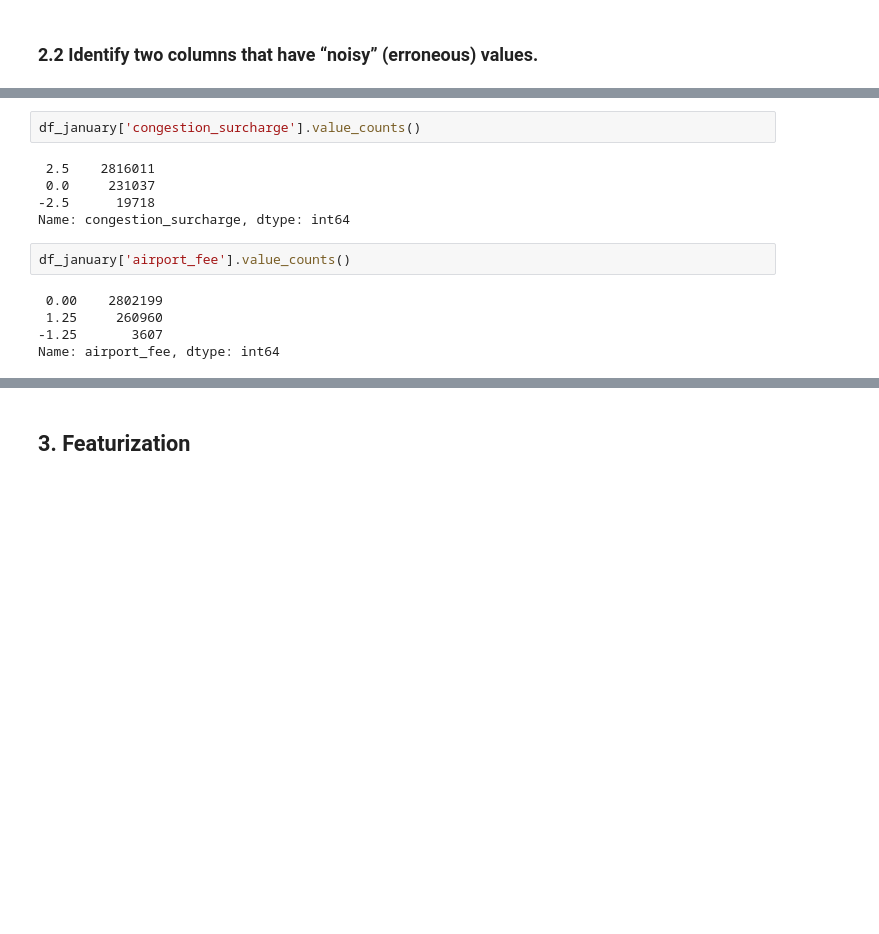
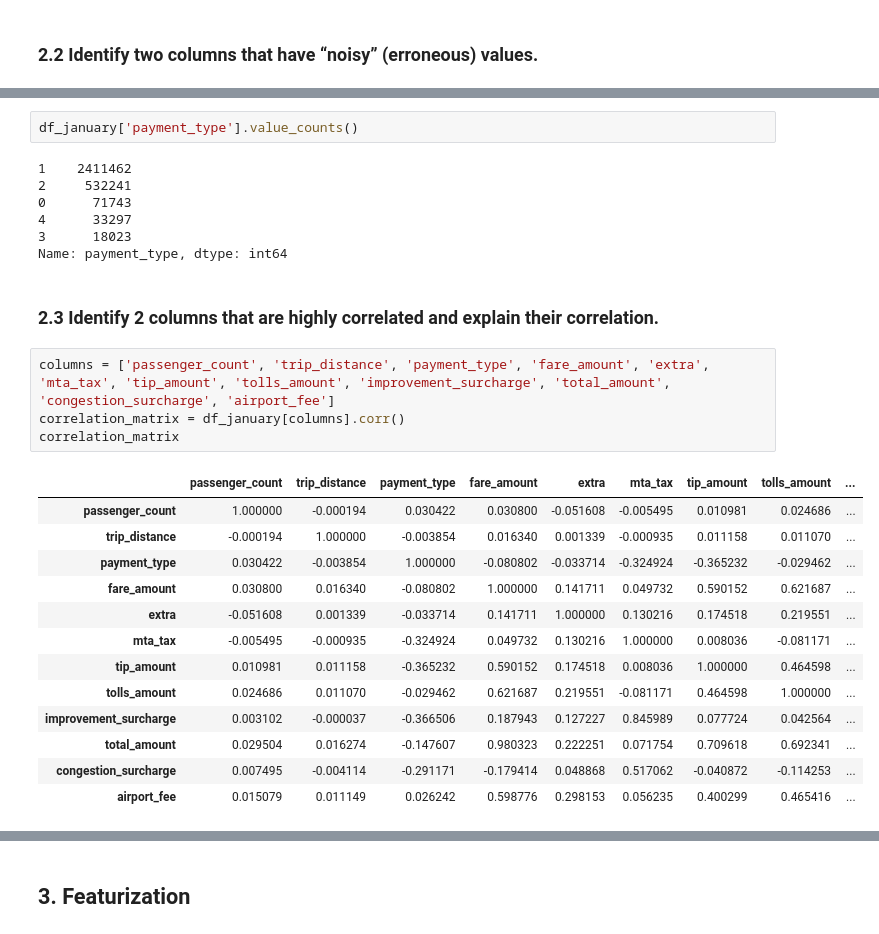
Before and after one commit to melbreaker/Taxi-Trip-Records-Data-Analysis, a Jupyter notebook: taxi-trip-records-data-analysis.ipynb, the cells around one changed output, grey strips where cells are left out. Drawn from its saved outputs; the diff is of its cells as text; blank space fills up the shorter version.

```diff
--- a/taxi-trip-records-data-analysis.ipynb
+++ b/taxi-trip-records-data-analysis.ipynb
@@ -247,14 +280,29 @@ dtype: int64
 # %%
-df_january['congestion_surcharge'].value_counts()
+df_january['payment_type'].value_counts()
 # %% [output]
- 2.5    2816011
- 0.0     231037
--2.5      19718
-Name: congestion_surcharge, dtype: int64
+1    2411462
+2     532241
+0      71743
+4      33297
+3      18023
+Name: payment_type, dtype: int64
-# %%
-df_january['airport_fee'].value_counts()
-# %% [output]
- 0.00    2802199
- 1.25     260960
--1.25       3607
-Name: airport_fee, dtype: int64
+# %% [markdown]
+### 2.3 Identify 2 columns that are highly correlated and explain their correlation.
+# %%
+columns = ['passenger_count', 'trip_distance', 'payment_type', 'fare_amount', 'extra', 'mta_tax', 'tip_amount', 'tolls_amount', 'improvement_surcharge', 'total_amount', 'congestion_surcharge', 'airport_fee']
+correlation_matrix = df_january[columns].corr()
+correlation_matrix
+# %% [output]
+|  | passenger_count | trip_distance | payment_type | fare_amount | extra | mta_tax | tip_amount | tolls_amount | ... |
+| passenger_count | 1.000000 | -0.000194 | 0.030422 | 0.030800 | -0.051608 | -0.005495 | 0.010981 | 0.024686 | ... |
+| trip_distance | -0.000194 | 1.000000 | -0.003854 | 0.016340 | 0.001339 | -0.000935 | 0.011158 | 0.011070 | ... |
+| payment_type | 0.030422 | -0.003854 | 1.000000 | -0.080802 | -0.033714 | -0.324924 | -0.365232 | -0.029462 | ... |
+| fare_amount | 0.030800 | 0.016340 | -0.080802 | 1.000000 | 0.141711 | 0.049732 | 0.590152 | 0.621687 | ... |
+| extra | -0.051608 | 0.001339 | -0.033714 | 0.141711 | 1.000000 | 0.130216 | 0.174518 | 0.219551 | ... |
+| mta_tax | -0.005495 | -0.000935 | -0.324924 | 0.049732 | 0.130216 | 1.000000 | 0.008036 | -0.081171 | ... |
+| tip_amount | 0.010981 | 0.011158 | -0.365232 | 0.590152 | 0.174518 | 0.008036 | 1.000000 | 0.464598 | ... |
+| tolls_amount | 0.024686 | 0.011070 | -0.029462 | 0.621687 | 0.219551 | -0.081171 | 0.464598 | 1.000000 | ... |
+| improvement_surcharge | 0.003102 | -0.000037 | -0.366506 | 0.187943 | 0.127227 | 0.845989 | 0.077724 | 0.042564 | ... |
+| total_amount | 0.029504 | 0.016274 | -0.147607 | 0.980323 | 0.222251 | 0.071754 | 0.709618 | 0.692341 | ... |
+| congestion_surcharge | 0.007495 | -0.004114 | -0.291171 | -0.179414 | 0.048868 | 0.517062 | -0.040872 | -0.114253 | ... |
+| airport_fee | 0.015079 | 0.011149 | 0.026242 | 0.598776 | 0.298153 | 0.056235 | 0.400299 | 0.465416 | ... |
```
Also changed, not shown: parts of 23 cells of this notebook.
